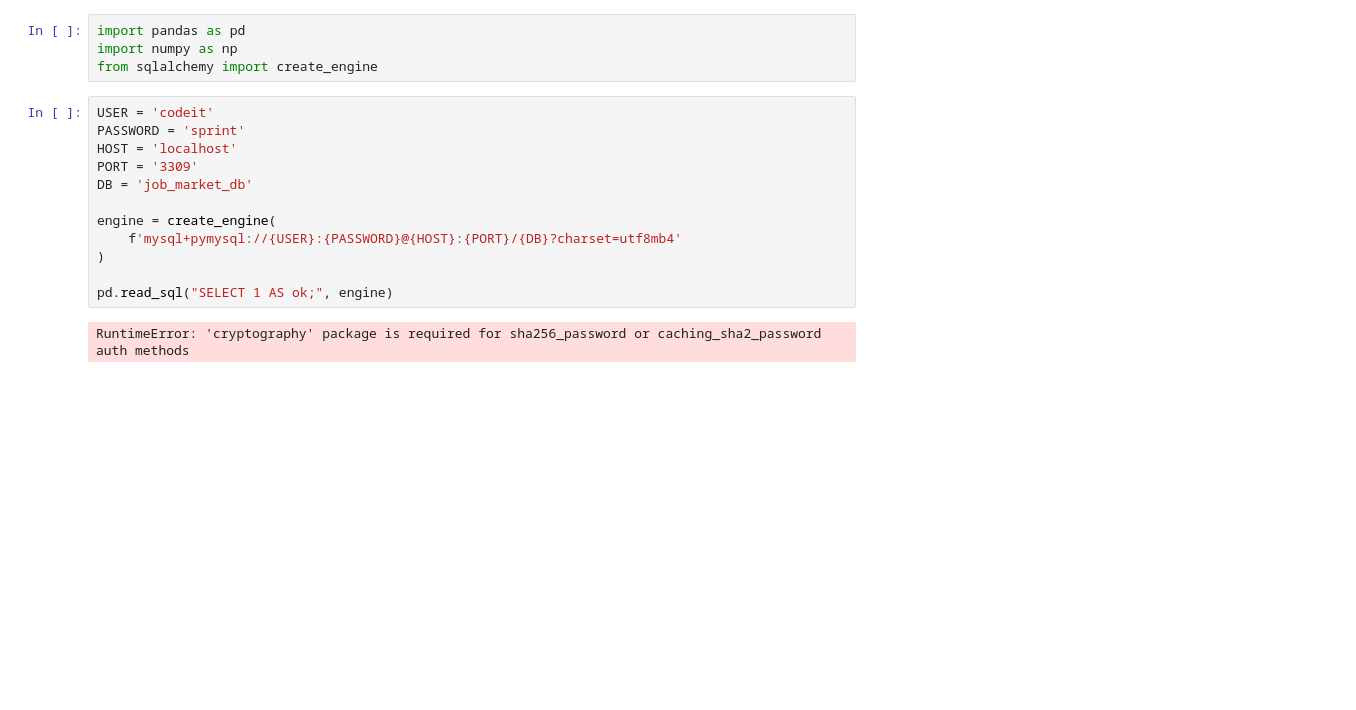
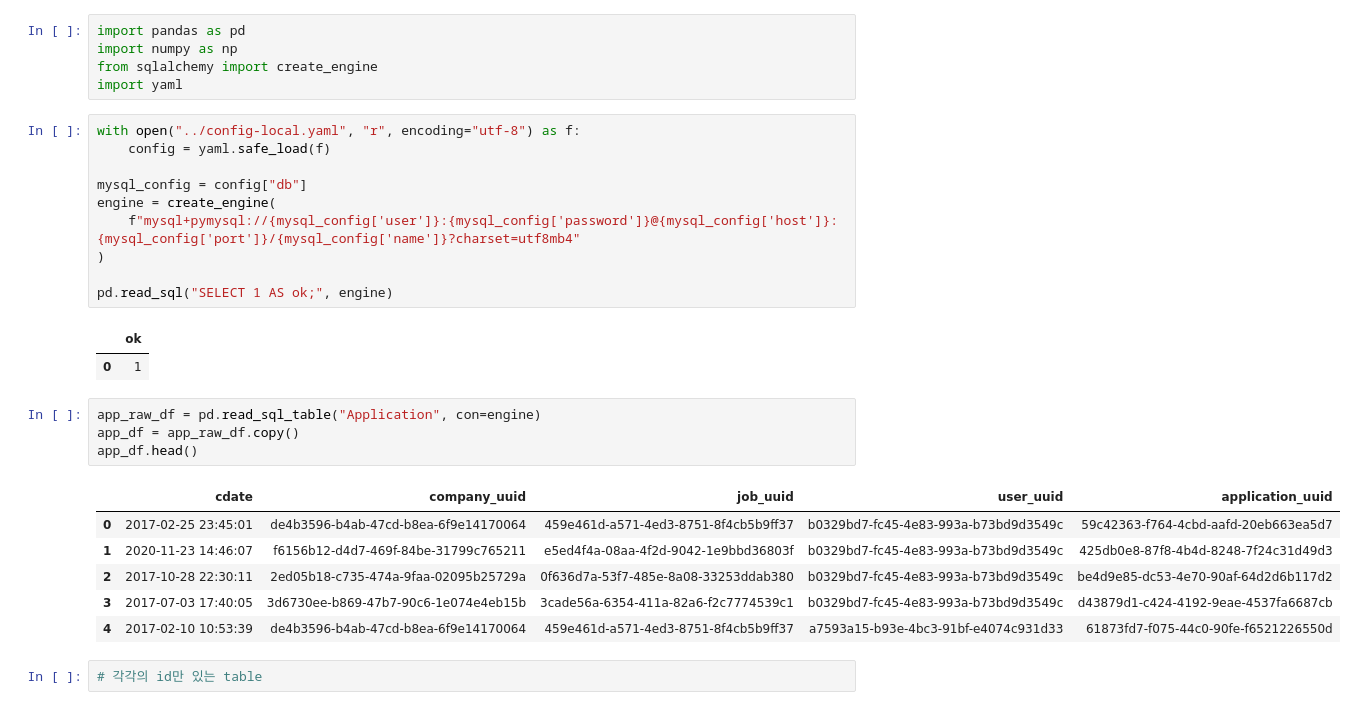
Before and after one commit to moon-aeon/JOB_MARKET, a Jupyter notebook: notebooks/erd.ipynb, the cells around one changed output. Drawn from its saved outputs; the diff is of its cells as text; blank space fills up the shorter version.

```diff
--- a/notebooks/erd.ipynb
+++ b/notebooks/erd.ipynb
@@ -2,17 +2,30 @@
 import pandas as pd
 import numpy as np
 from sqlalchemy import create_engine
+import yaml
 # %%
-USER = 'codeit'
-PASSWORD = 'sprint'
-HOST = 'localhost'
-PORT = '3309'
-DB = 'job_market_db'
+with open("../config-local.yaml", "r", encoding="utf-8") as f:
+    config = yaml.safe_load(f)
 
+mysql_config = config["db"]
 engine = create_engine(
-    f'mysql+pymysql://{USER}:{PASSWORD}@{HOST}:{PORT}/{DB}?charset=utf8mb4'
+    f"mysql+pymysql://{mysql_config['user']}:{mysql_config['password']}@{mysql_config['host']}:{mysql_config['port']}/{mysql_config['name']}?charset=utf8mb4"
 )
 
 pd.read_sql("SELECT 1 AS ok;", engine)
 # %% [output]
-RuntimeError: 'cryptography' package is required for sha256_password or caching_sha2_password auth methods
+|  | ok |
+| 0 | 1 |
+# %%
+app_raw_df = pd.read_sql_table("Application", con=engine)
+app_df = app_raw_df.copy()
+app_df.head()
+# %% [output]
+|  | cdate | company_uuid | job_uuid | user_uuid | application_uuid |
+| 0 | 2017-02-25 23:45:01 | de4b3596-b4ab-47cd-b8ea-6f9e14170064 | 459e461d-a571-4ed3-8751-8f4cb5b9ff37 | b0329bd7-fc45-4e83-993a-b73bd9d3549c | 59c42363-f764-4cbd-aafd-20eb663ea5d7 |
+| 1 | 2020-11-23 14:46:07 | f6156b12-d4d7-469f-84be-31799c765211 | e5ed4f4a-08aa-4f2d-9042-1e9bbd36803f | b0329bd7-fc45-4e83-993a-b73bd9d3549c | 425db0e8-87f8-4b4d-8248-7f24c31d49d3 |
+| 2 | 2017-10-28 22:30:11 | 2ed05b18-c735-474a-9faa-02095b25729a | 0f636d7a-53f7-485e-8a08-33253ddab380 | b0329bd7-fc45-4e83-993a-b73bd9d3549c | be4d9e85-dc53-4e70-90af-64d2d6b117d2 |
+| 3 | 2017-07-03 17:40:05 | 3d6730ee-b869-47b7-90c6-1e074e4eb15b | 3cade56a-6354-411a-82a6-f2c7774539c1 | b0329bd7-fc45-4e83-993a-b73bd9d3549c | d43879d1-c424-4192-9eae-4537fa6687cb |
+| 4 | 2017-02-10 10:53:39 | de4b3596-b4ab-47cd-b8ea-6f9e14170064 | 459e461d-a571-4ed3-8751-8f4cb5b9ff37 | a7593a15-b93e-4bc3-91bf-e4074c931d33 | 61873fd7-f075-44c0-90fe-f6521226550d |
+# %%
+# 각각의 id만 있는 table
```
Also changed, not shown: parts of 5 cells of this notebook.
